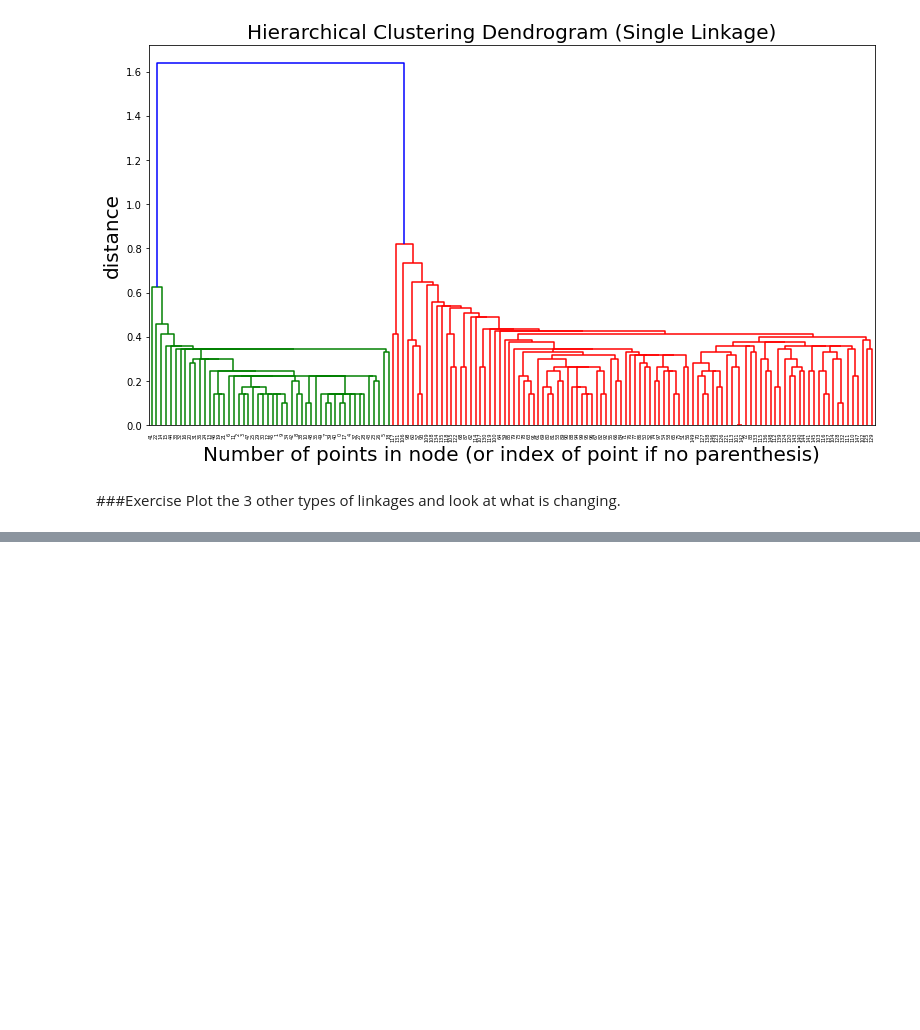
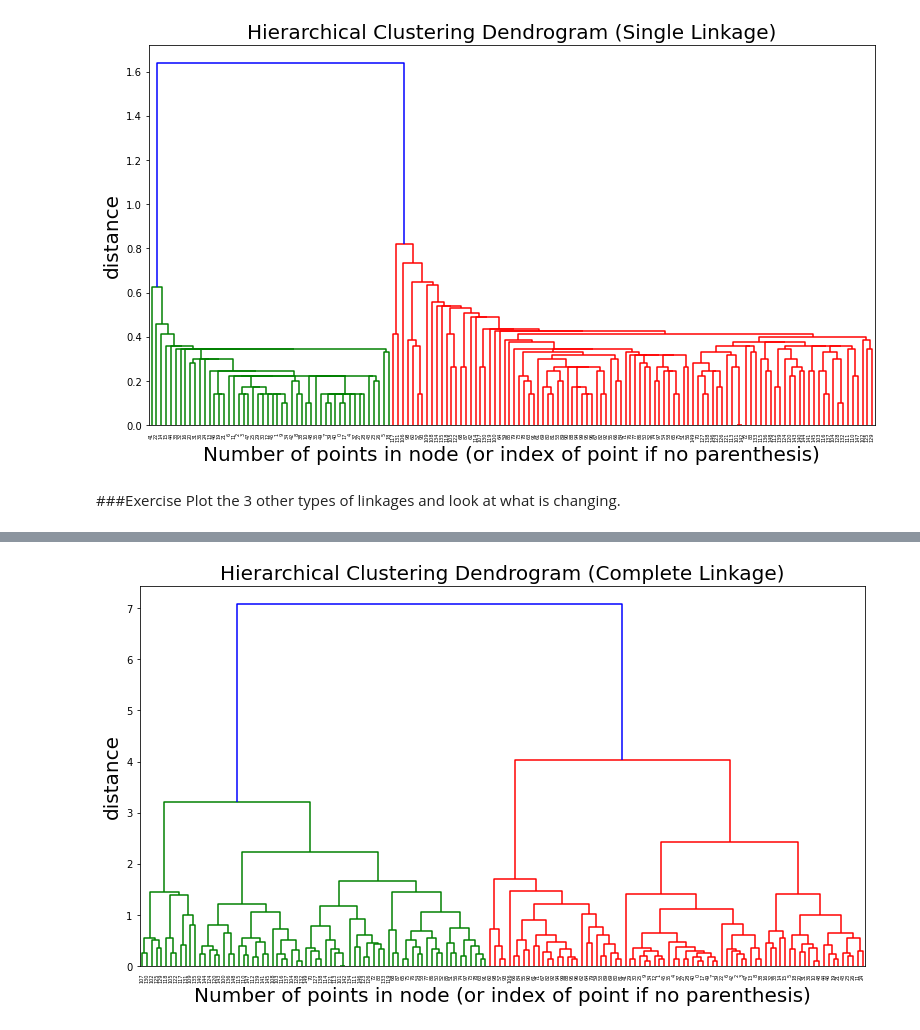
Before and after one commit to michalis0/Business-Intelligence-and-Analytics, a Jupyter notebook: 5 - Clustering/Walkthrough/W5_Walkthrough_Clustering.ipynb, the cells around one changed output, grey strips where cells are left out. Cells and saved outputs as stored; diff of their text form; code cells hidden in the pictures; blank space fills up the shorter version.

```diff
--- a/5 - Clustering/Walkthrough/W5_Walkthrough_Clustering.ipynb
+++ b/5 - Clustering/Walkthrough/W5_Walkthrough_Clustering.ipynb
@@ -442,15 +457,17 @@ plt.show()
 # %%
 # Complete linkage
 
 plt.figure(figsize=(13, 7))
 plt.title('Hierarchical Clustering Dendrogram (Complete Linkage)', fontsize=20)
 plt.xlabel('Number of points in node (or index of point if no parenthesis)', fontsize=20)
 plt.ylabel('distance', fontsize=20)
 
-Z = linkage(X,'...') #ADD YOUR CODE INSTEAD OF ...
+Z = linkage(X, method='complete') #ADD YOUR CODE INSTEAD OF ...
 dendrogram(Z)
 
 plt.show()
+# %% [output]
+[figure, added]
 # %%
 # Ward linkage
 
```
Also changed, not shown: parts of 15 cells of this notebook.
